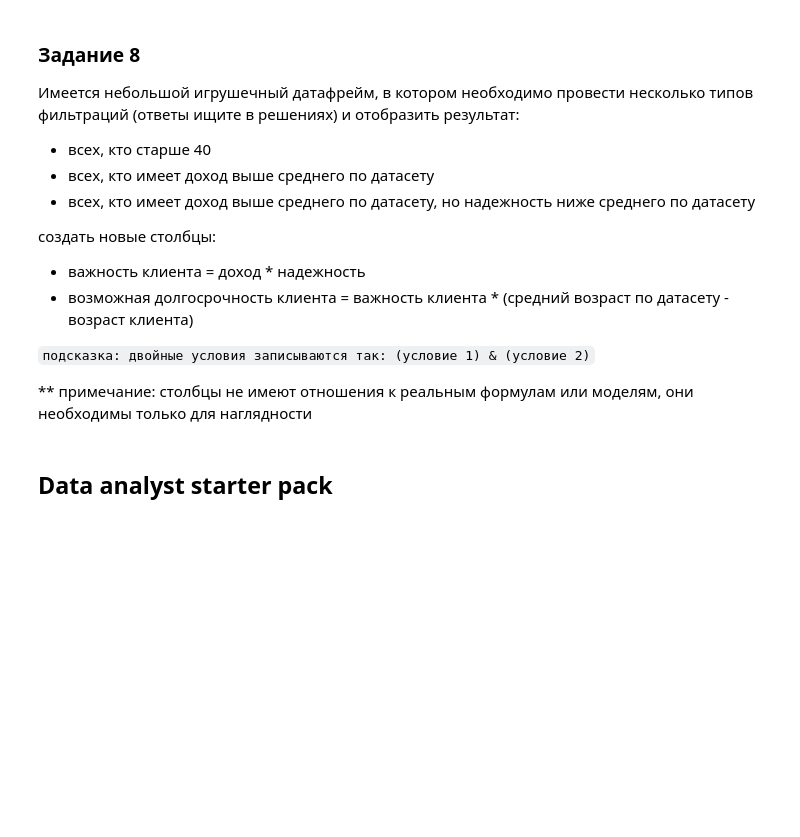
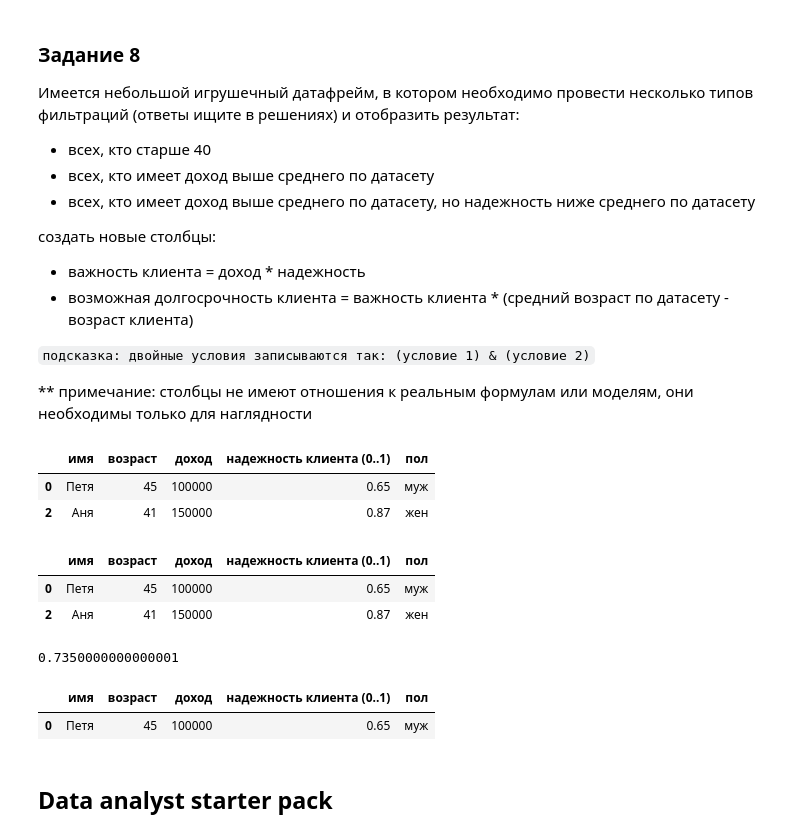
Before and after one commit to theysee/sberbank_reboot, a Jupyter notebook: Поток_3_Практика_к_занятию_3.ipynb, the cells around one changed output. Saved outputs shown, nothing was run; the diff lists cells and outputs as text; code cells hidden in the pictures; blank space fills up the shorter version.

```diff
--- a/Поток_3_Практика_к_занятию_3.ipynb
+++ b/Поток_3_Практика_к_занятию_3.ipynb
@@ -310,17 +310,33 @@ plt.plot(df.target.values)
 # %%
 # создадим тестовый датасет
 df = pd.DataFrame({
     'имя': ['Петя', 'Вася', 'Аня', 'Света'],
     'возраст': [45, 26, 41 , 21],
     'доход': [100000, 80000, 150000, 60000],
     'надежность клиента (0..1)': [0.65, 0.74, 0.87, 0.68],
     'пол': ['муж', 'муж', 'жен', 'жен']},
     index=[0, 1, 2, 3])
 
-# ваш код тут
-
-# отобразим датасет
-df
+df[df['возраст'] > 40]
+# %% [output]
+|  | имя | возраст | доход | надежность клиента (0..1) | пол |
+| 0 | Петя | 45 | 100000 | 0.65 | муж |
+| 2 | Аня | 41 | 150000 | 0.87 | жен |
+# %%
+df[df['доход'] > df['доход'].mean()]
+# %% [output]
+|  | имя | возраст | доход | надежность клиента (0..1) | пол |
+| 0 | Петя | 45 | 100000 | 0.65 | муж |
+| 2 | Аня | 41 | 150000 | 0.87 | жен |
+# %%
+df['надежность клиента (0..1)'].mean()
+# %% [output]
+0.7350000000000001
+# %%
+df[(df['доход'] > df['доход'].mean()) & (df['надежность клиента (0..1)'] < df['надежность клиента (0..1)'].mean())]
+# %% [output]
+|  | имя | возраст | доход | надежность клиента (0..1) | пол |
+| 0 | Петя | 45 | 100000 | 0.65 | муж |
 # %% [markdown]
 ## Data analyst starter pack
 # %% [markdown]
```
Also changed, not shown: parts of 8 cells of this notebook.
